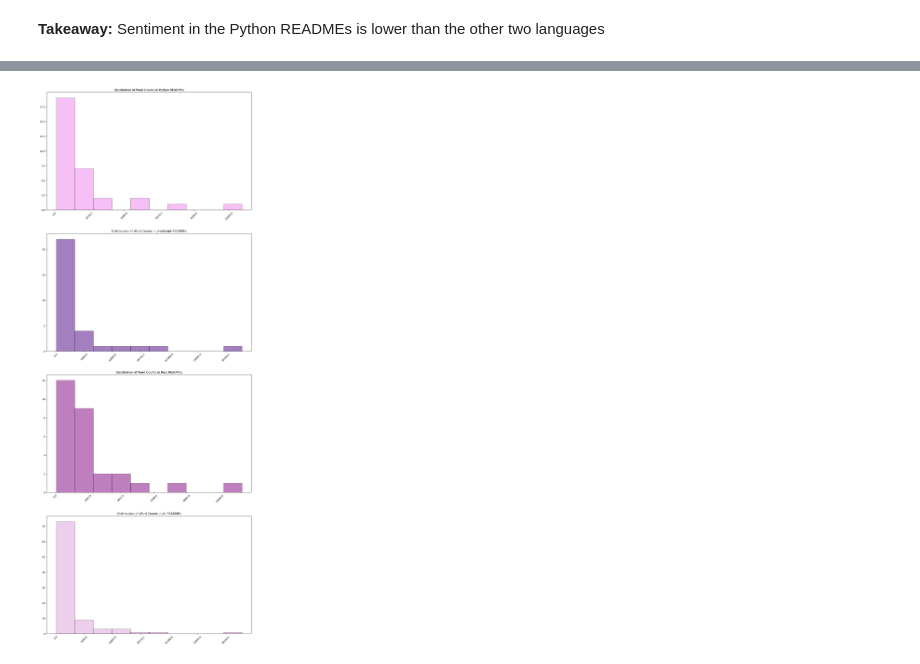
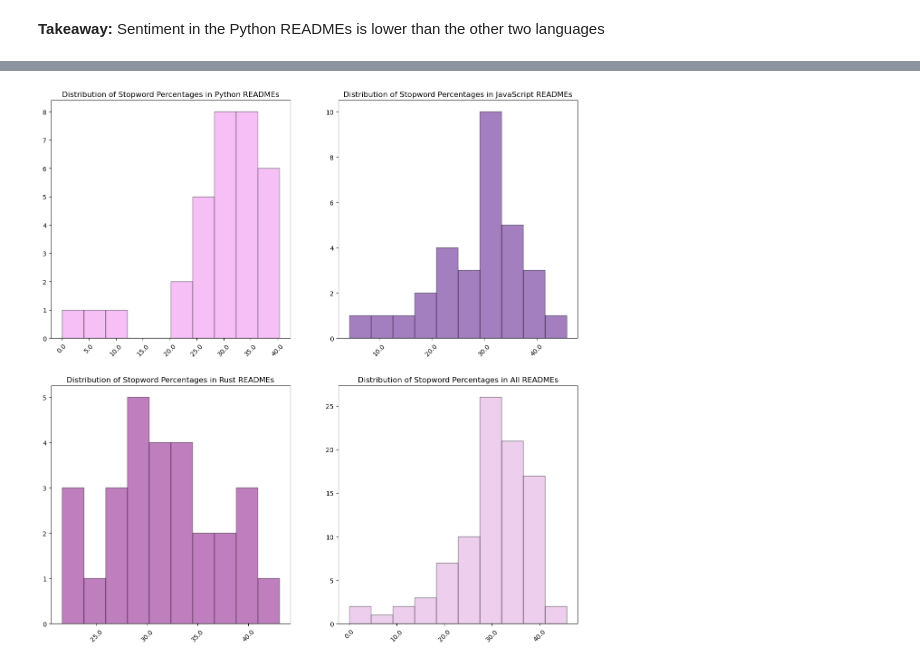
Before and after one commit to EasyNLPeasy/nlp_team_project, a Jupyter notebook: caroline_explore.ipynb, the cells around one changed output, grey strips where cells are left out. Cells and saved outputs as stored; diff of their text form; code cells hidden in the pictures.

Commit message:
adding finalized explore and wrangle mods

```diff
--- a/caroline_explore.ipynb
+++ b/caroline_explore.ipynb
@@ -230,2 +205,2 @@ memory usage: 5.7+ KB
 # %%
-train['word_count'] = train['unclean'].apply(lambda x: len(x.split()))
+train.head()
@@ -232,3 +214,3 @@ train['word_count'] = train['unclean'].apply(lambda x: len(x.split()))
 # %%
-# See wrangle.py for function which adds word count to train, val, and test
+e.viz_stopword_ratios(train)
 # %% [output]
@@ -240,0 +217 @@ train['word_count'] = train['unclean'].apply(lambda x: len(x.split()))
+[figure, added]
@@ -266,4 +217,0 @@ def viz_word_counts(train):
-# %%
-viz_word_counts(train)
-# %% [output]
-[figure, removed]
```
Also changed, not shown: parts of 34 cells of this notebook, 2 other files.
